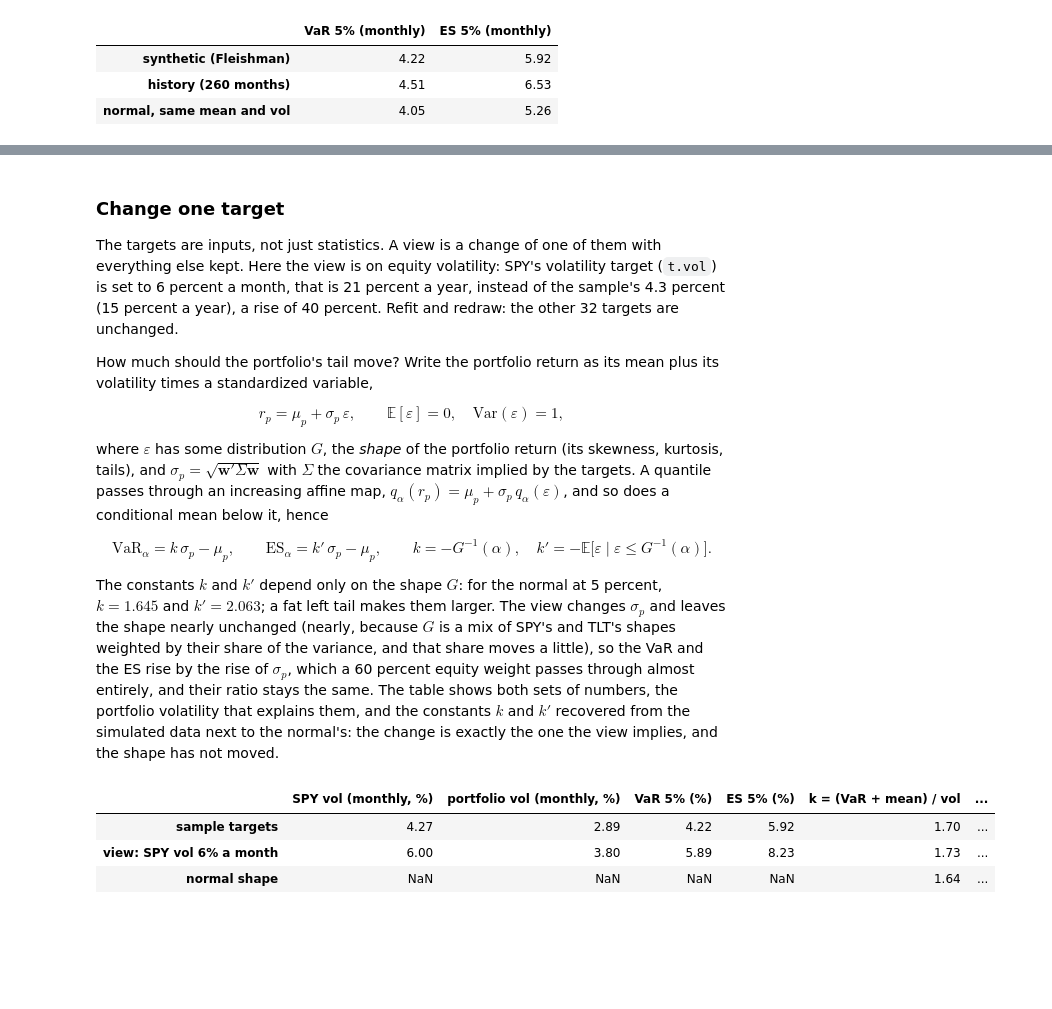
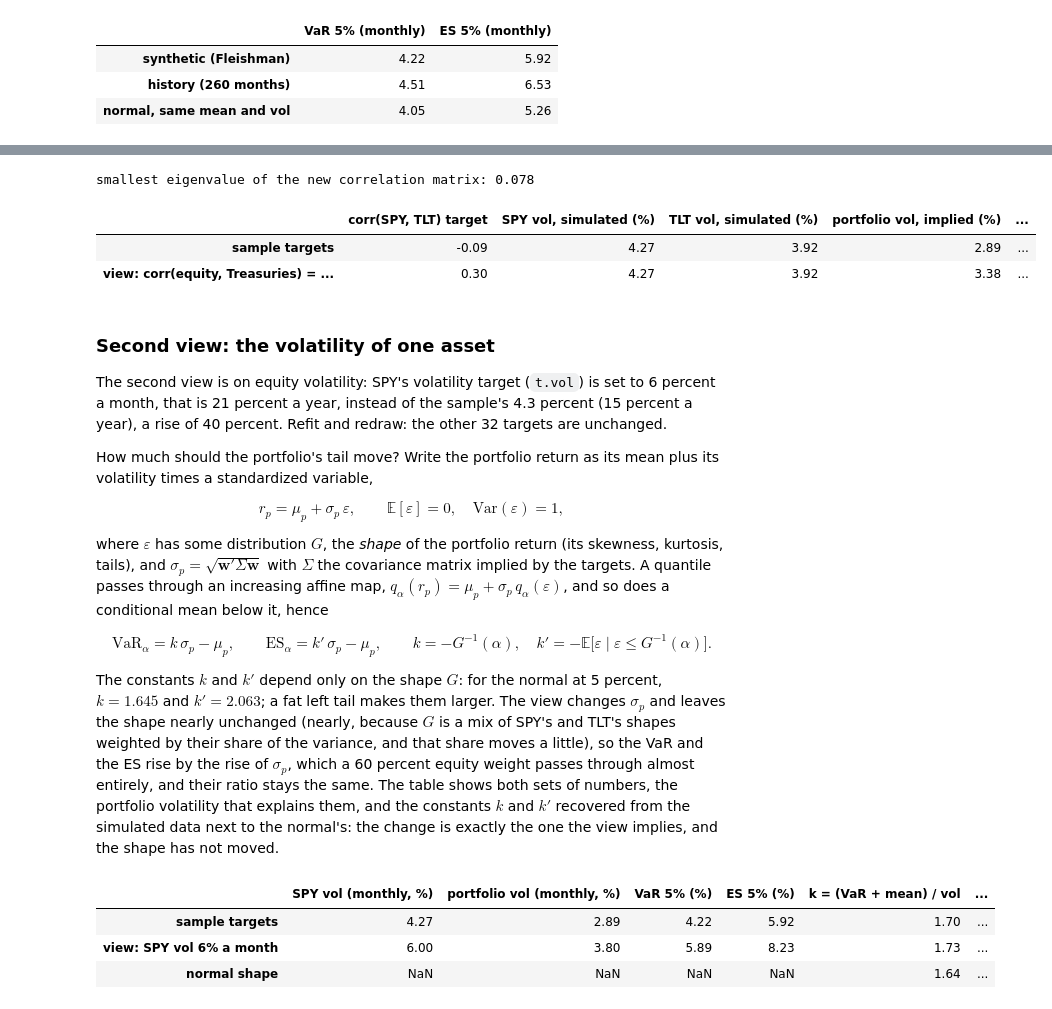
Before and after one commit to mamadouyamar/CVineMarketGen, a Jupyter notebook: examples/01_matching_moments_and_correlations.ipynb, the cells around one changed output, grey strips where cells are left out. Saved outputs shown, nothing was run; the diff lists cells and outputs as text; code cells hidden in the pictures; blank space fills up the shorter version.

Commit message:
docs: notebook 01, two views: the equity-bond correlation, then the volatility of one asset
Co-Authored-By: Claude Fable 5.1 <noreply@anthropic.com>

```diff
--- a/examples/01_matching_moments_and_correlations.ipynb
+++ b/examples/01_matching_moments_and_correlations.ipynb
@@ -261,8 +291,28 @@ pd.DataFrame(rows, index=["VaR 5% (monthly)", "ES 5% (monthly)"]).T.mul(100).rou
+# %%
+t1 = Targets.from_history(X)
+for e in ["SPY", "IWM", "EFA"]:
+    for b in ["TLT", "IEF"]:
+        t1.corr.loc[e, b] = t1.corr.loc[b, e] = 0.30          # view: equity and Treasuries positively correlated
+print("smallest eigenvalue of the new correlation matrix:", round(float(np.linalg.eigvalsh(t1.corr.values).min()), 3))
+S1 = FleishmanMarket(t1).fit().simulate(25000, seed=1)
+def port_vol(tg):                                        # portfolio volatility implied by the targets: sqrt(w' Sigma w)
+    Sigma = np.outer(tg.vol, tg.vol) * tg.corr.values
+    return float(np.sqrt(w.values @ Sigma @ w.values))
+rows = {}
+for name, tg, SS in [("sample targets", t, S), ("view: corr(equity, Treasuries) = 0.30", t1, S1)]:
+    rp = (SS @ w).values; v, e = var_es(rp)
+    rows[name] = {"corr(SPY, TLT) target": tg.corr.loc["SPY", "TLT"], "SPY vol, simulated (%)": SS["SPY"].std() * 100, "TLT vol, simulated (%)": SS["TLT"].std() * 100,
+                  "portfolio vol, implied (%)": port_vol(tg) * 100, "portfolio vol, simulated (%)": rp.std() * 100, "VaR 5% (%)": v * 100, "ES 5% (%)": e * 100}
+pd.DataFrame(rows).T.round(2)
+# %% [output]
+smallest eigenvalue of the new correlation matrix: 0.078
+|  | corr(SPY, TLT) target | SPY vol, simulated (%) | TLT vol, simulated (%) | portfolio vol, implied (%) | ... |
+| sample targets | -0.09 | 4.27 | 3.92 | 2.89 | ... |
+| view: corr(equity, Treasuries) = ... | 0.30 | 4.27 | 3.92 | 3.38 | ... |
 # %% [markdown]
-### Change one target
+### Second view: the volatility of one asset
 
-The targets are inputs, not just statistics. A view is a change of one of them
-with everything else kept. Here the view is on equity volatility: SPY's
+The second view is on equity volatility: SPY's
 volatility target (`t.vol`) is set to 6 percent a month, that is 21 percent a
 year, instead of the sample's 4.3 percent (15 percent a year), a rise of 40
 percent. Refit and redraw: the other 32 targets are unchanged.
```
Also changed, not shown: parts of 3 cells of this notebook.
